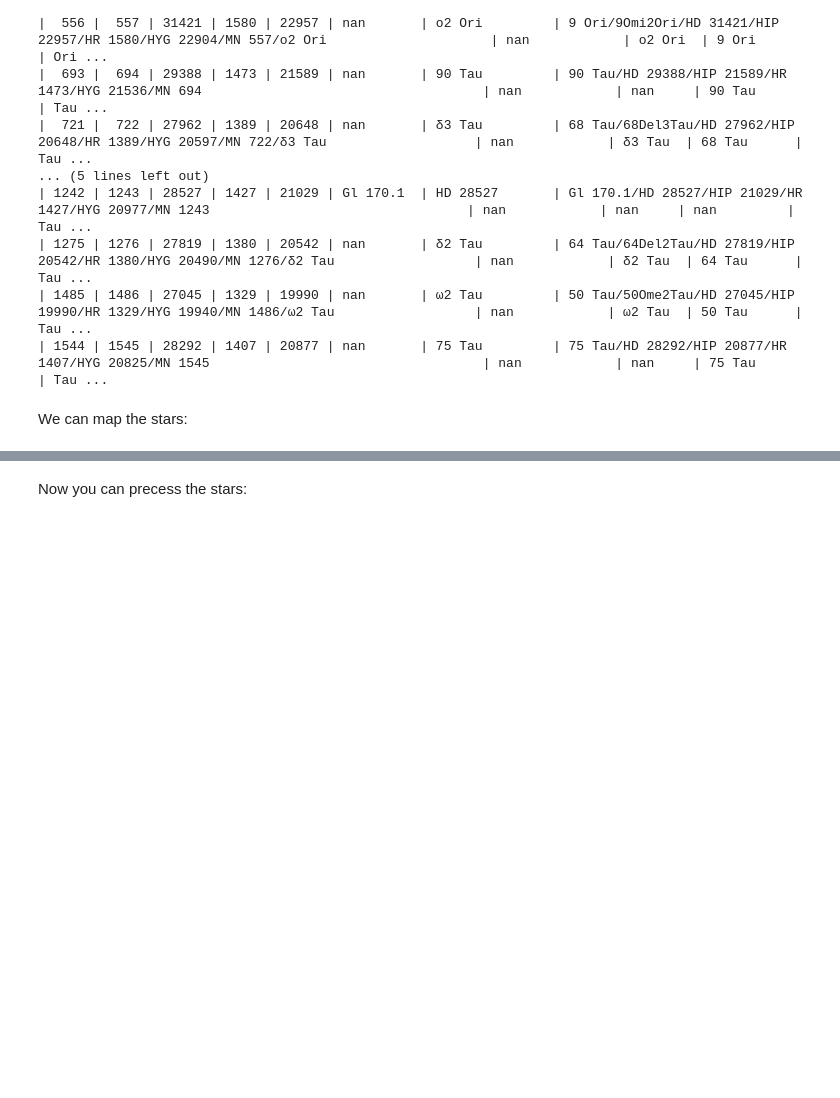
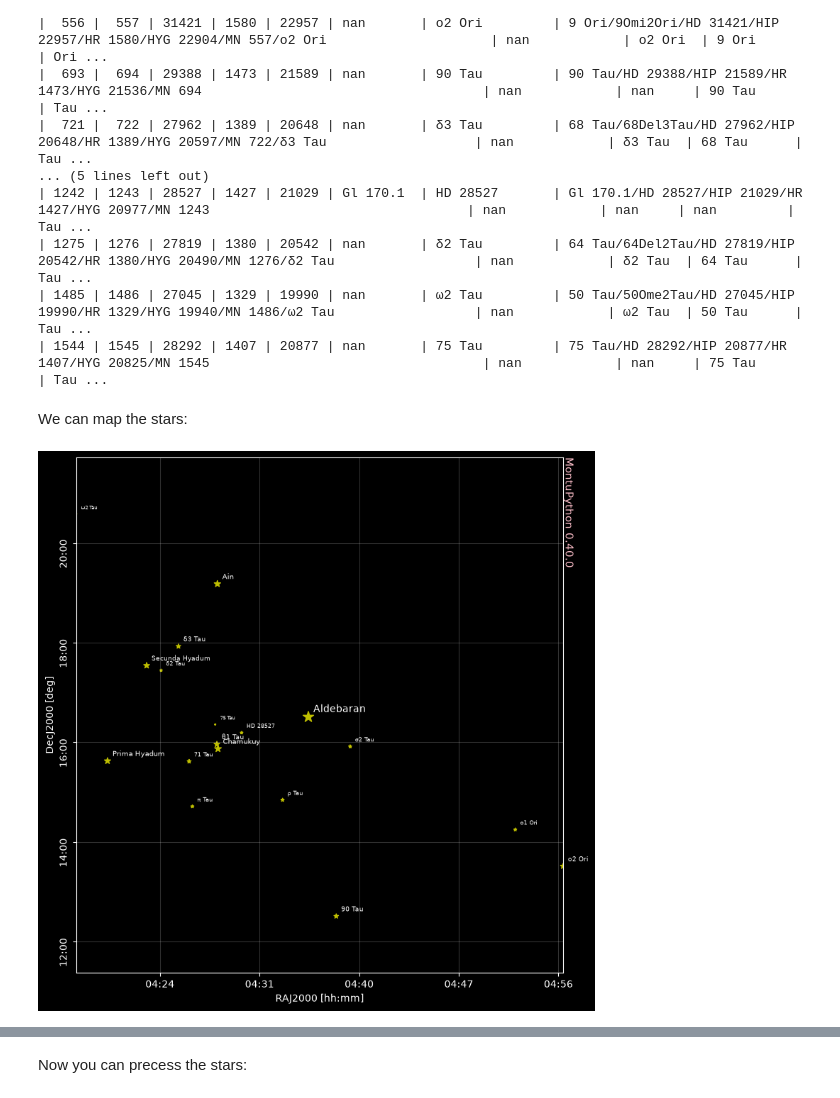
Before and after one commit to seap-udea/MontuPython, a Jupyter notebook: README.ipynb, the cells around one changed output, grey strips where cells are left out. Cells and saved outputs as stored; diff of their text form; code cells hidden in the pictures; blank space fills up the shorter version.

```diff
--- a/README.ipynb
+++ b/README.ipynb
@@ -414,7 +414,11 @@ We can map the stars:
 # %%
 fig,axs = hyades.plot_stars()
 fig.savefig('gallery/hyades.png')
+display(fig)
 plt.close(fig) # Used only for README generation
+from IPython.display import display
+# %% [output]
+[figure, added]
 # %% [markdown]
 <p align="center"><img src="https://github.com/seap-udea/MontuPython/blob/main/gallery/hyades.png?raw=true" alt="Logo""/></p>
 # %% [markdown]
```
Also changed, not shown: parts of 4 cells of this notebook, 25 other files.
